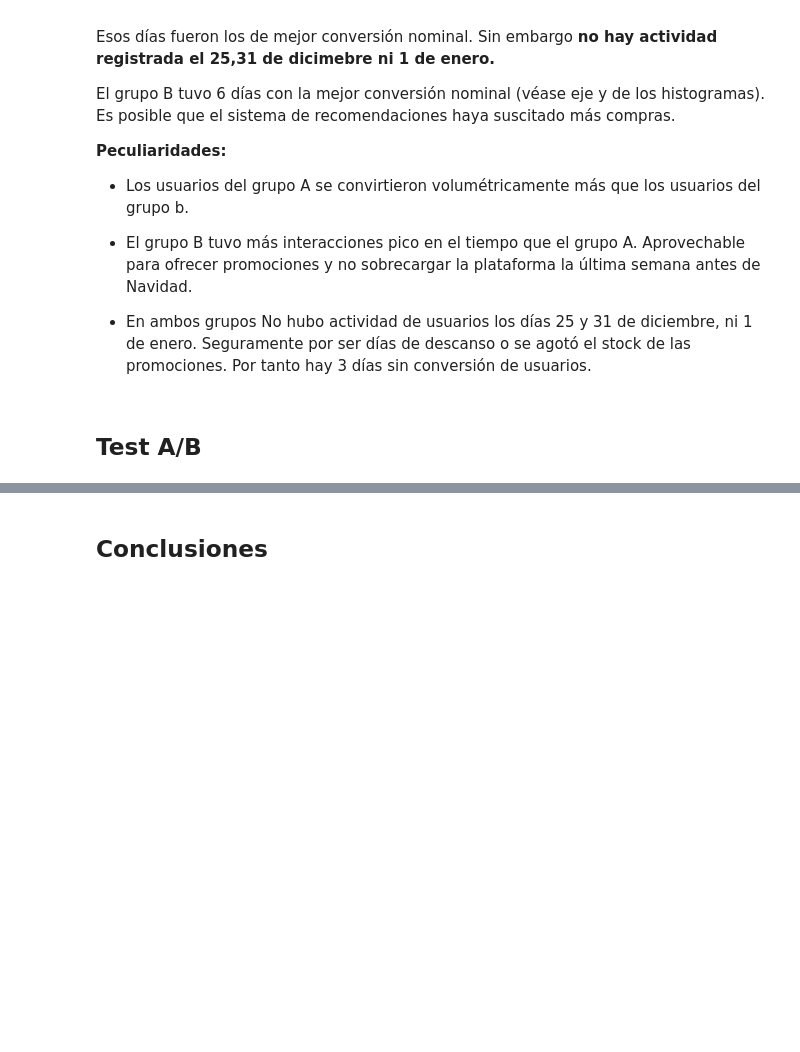
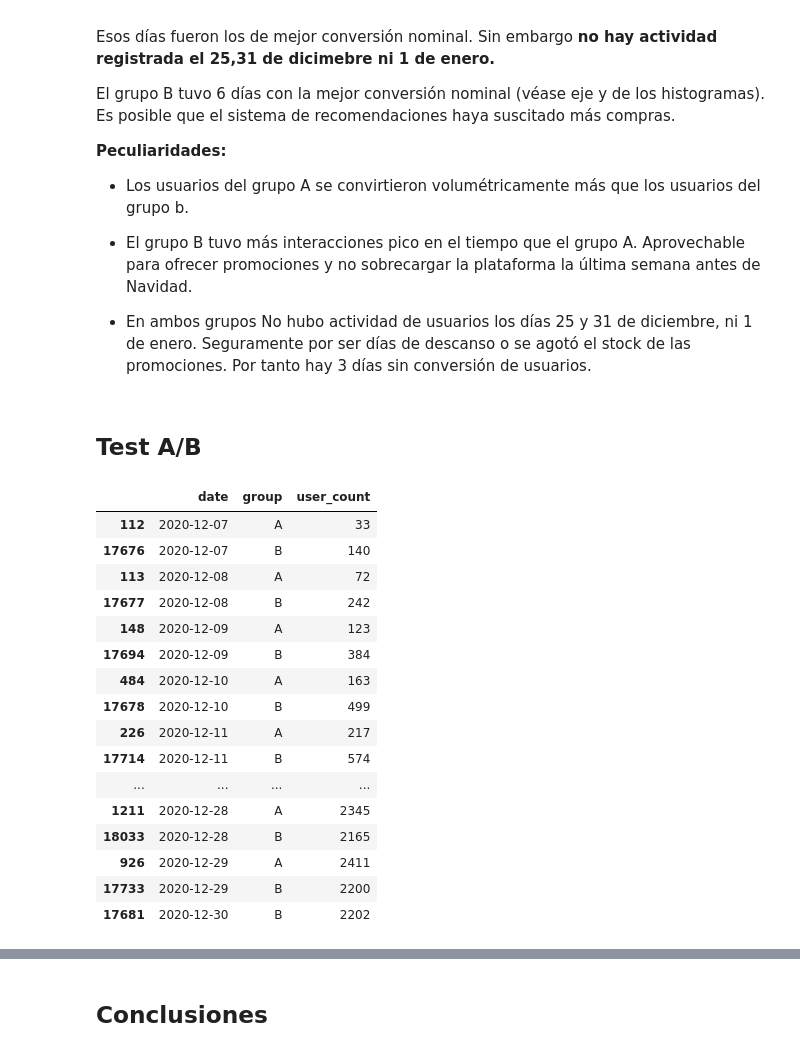
Before and after one commit to ScinDBad/DA_proyecto_final, a Jupyter notebook: test_ab.ipynb, the cells around one changed output, grey strips where cells are left out. Cells and saved outputs as stored; diff of their text form; code cells hidden in the pictures; blank space fills up the shorter version.

```diff
--- a/test_ab.ipynb
+++ b/test_ab.ipynb
@@ -629,4 +629,49 @@ def aggregate_events(events_df, agg_dict, date_col, group_col):
 
 
     return events_aggregated
+# %%
+# Crear columna de fecha sin timestamp en conjunto de eventos
+events_f['date'] = events_f['event_dt'].dt.date
+
+# Obtener efentos filtrados con las 3 etapas de estudio del embudo
+events_f_0 = events_f[events_f['event_name'] == 'login']
+events_f_1 = events_f[events_f['event_name'] == 'product_page']
+events_f_2 = events_f[events_f['event_name'] == 'product_cart']
+events_f_3 = events_f[events_f['event_name'] == 'purchase']
+
+# Obtener tabla de fechas únicas y grupos
+dates_groups = events_f[['date', 'group']].drop_duplicates()
+
+# Diccionario con operaciones de agregación
+agg_dict = {
+    "date": "max",  # Colocar fecha máxima por filtro de agregación
+    "group": "max",  # colocar grupo máximo por filtro de agregación
+    "user_id": "count",  # Número de usuarios únicos por fecha y grupo
+}
+# %%
+# Obtener tabla de agregación acumulativa
+cumulative_data = aggregate_events(events_f_0, agg_dict, 'date', 'group')
+
+# Renombrar columnas adecuadamente
+column_names = ['date', 'group', 'user_count']
+cumulative_data.columns = column_names
+cumulative_data
+# %% [output]
+|  | date | group | user_count |
+| 112 | 2020-12-07 | A | 33 |
+| 17676 | 2020-12-07 | B | 140 |
+| 113 | 2020-12-08 | A | 72 |
+| 17677 | 2020-12-08 | B | 242 |
+| 148 | 2020-12-09 | A | 123 |
+| 17694 | 2020-12-09 | B | 384 |
+| 484 | 2020-12-10 | A | 163 |
+| 17678 | 2020-12-10 | B | 499 |
+| 226 | 2020-12-11 | A | 217 |
+| 17714 | 2020-12-11 | B | 574 |
+| ... | ... | ... | ... |
+| 1211 | 2020-12-28 | A | 2345 |
+| 18033 | 2020-12-28 | B | 2165 |
+| 926 | 2020-12-29 | A | 2411 |
+| 17733 | 2020-12-29 | B | 2200 |
+| 17681 | 2020-12-30 | B | 2202 |
 # %%
```
Also changed, not shown: parts of 6 cells of this notebook.
